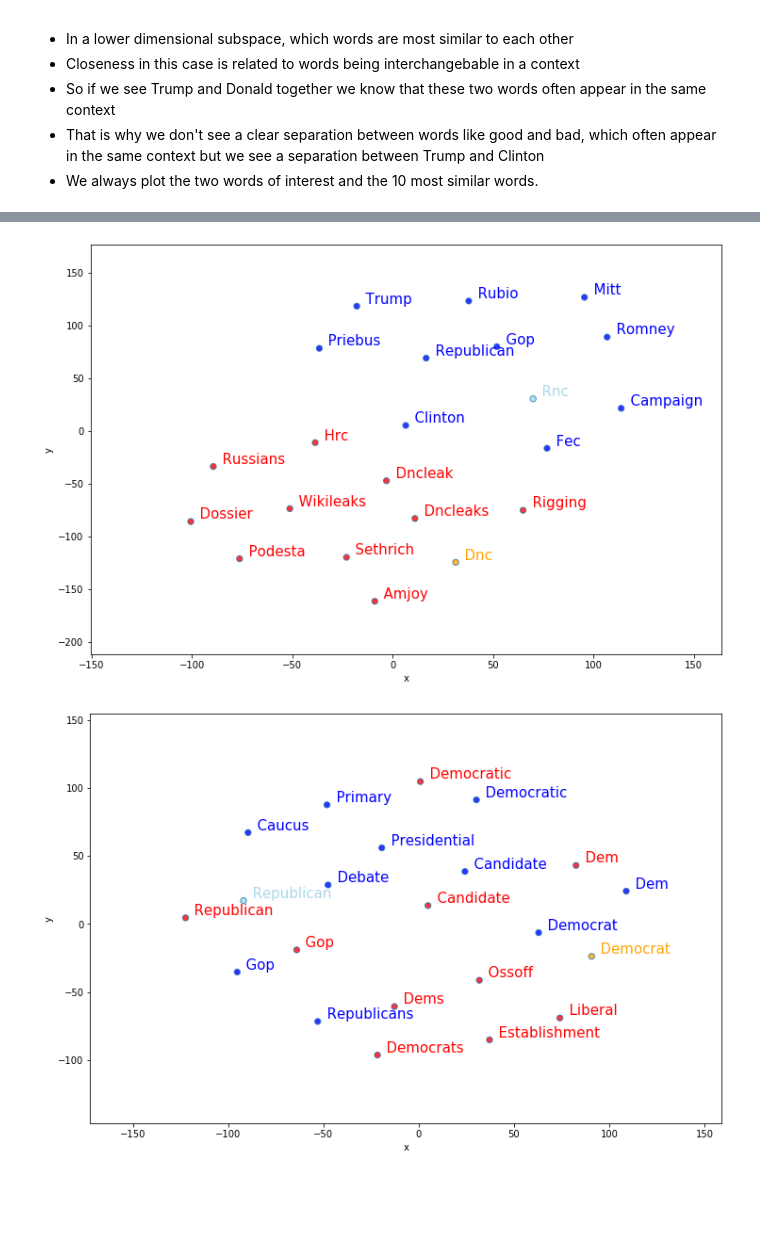
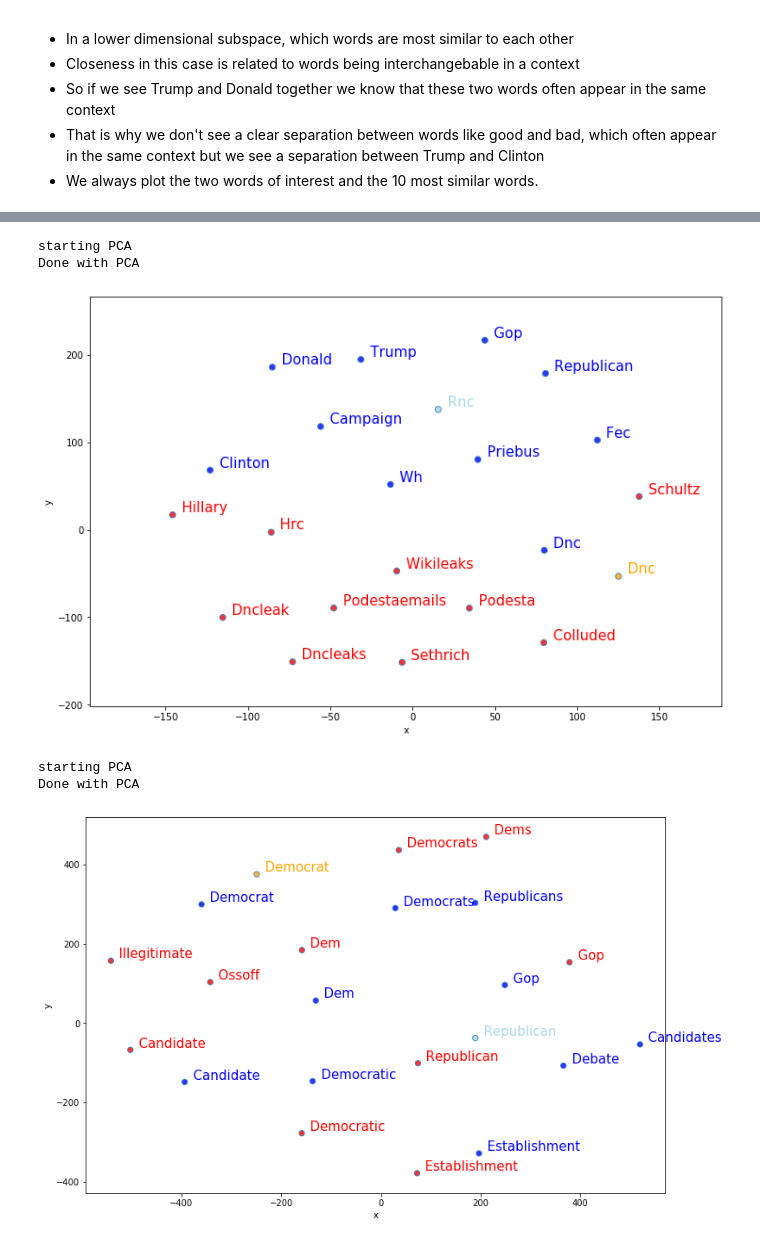
Before and after one commit to jrdmose/BGSE_Text_Mining, a Jupyter notebook: scripts/embedd_words.ipynb, the cells around one changed output, grey strips where cells are left out. Saved outputs shown, nothing was run; the diff lists cells and outputs as text; code cells hidden in the pictures; blank space fills up the shorter version.

Commit message:
updated cleaning and embedding

```diff
--- a/scripts/embedd_words.ipynb
+++ b/scripts/embedd_words.ipynb
@@ -133,24 +109,20 @@ Average number of words in the tweets is 11. So a window of 10 should capture th
 # %%
-windows = [5,10,15]
+# Skip-gram model, without building vocabulary yet
+w2v_model = Word2Vec(size=100, # layers of Neural Network, same as dimensionality of output
+             alpha = 0.025, # Initial learning rate
+             window=4, # Window size for context
+             sg = 1, #Model 0: CBOW, 1: Skip-gram, trying with skip-gram here
+             min_count=100, # I'm fairly conservative here to remove misspellings!
+             sample = 1e-4, # Downsample frequent words, is akin to removing stop words, lower values are stricter!
+             workers=8, # Nr of threads to train
+             negative = 5, # Nr of noise words
+             iter = 5)
 
-if train_new:
+# Building the vocabulary
+w2v_model.build_vocab(tweets_clean, progress_per=500000)
 
-    for window in windows:
+# Training the model
+w2v_model.train(tweets_tokenized, total_examples=w2v_model.corpus_count, epochs=5, report_delay=1)
 
-        # Skip-gram model, without building vocabulary yet
-        w2v_model = Word2Vec(size=100, # layers of Neural Network, same as dimensionality of output
-                     alpha = 0.025, # Initial learning rate
-                     window=15, # Window size for context
-                     sg = 1, #Model 0: CBOW, 1: Skip-gram, trying with skip-gram here
-                     min_count=100, # I'm fairly conservative here to remove misspellings!
-                     sample = 1e-3, # Downsample frequent words, is akin to removing stop words, lower values are stricter!
-                     workers=8, # Nr of threads to train
-                     negative = 5, # Nr of noise words
-                     iter = 5)
-
-        # Building the vocabulary
-        w2v_model.build_vocab(tweets_clean, progress_per=500000)
-
-
-        # Save the model
-        w2v_model.save(f"../models/w2v_skipgram_w{window}.model")
+# Save the model
+w2v_model.save(f"../models/w2v_skipgram_w4.model")
@@ -527,9 +455,13 @@ plot_word_embeddings("clinton", "trump", n_comparison =10, w2v_model =  w2v_skip
 # %%
-plot_word_embeddings("dnc", "rnc", n_comparison =10, w2v_model =  w2v_skip10)
+plot_word_embeddings("dnc", "rnc", n_comparison =10, w2v_model =  w2v_model)
 # %% [output]
+starting PCA
+Done with PCA
-[figure, old version]
+[figure, new version]
 # %%
-plot_word_embeddings("democrat", "republican", n_comparison =10, w2v_model =  w2v_skip10)
+plot_word_embeddings("democrat", "republican", n_comparison =10, w2v_model =  w2v_model)
 # %% [output]
+starting PCA
+Done with PCA
-[figure, old version]
+[figure, new version]
 # %%
```
Also changed, not shown: parts of 51 cells of this notebook, 4 other files.
